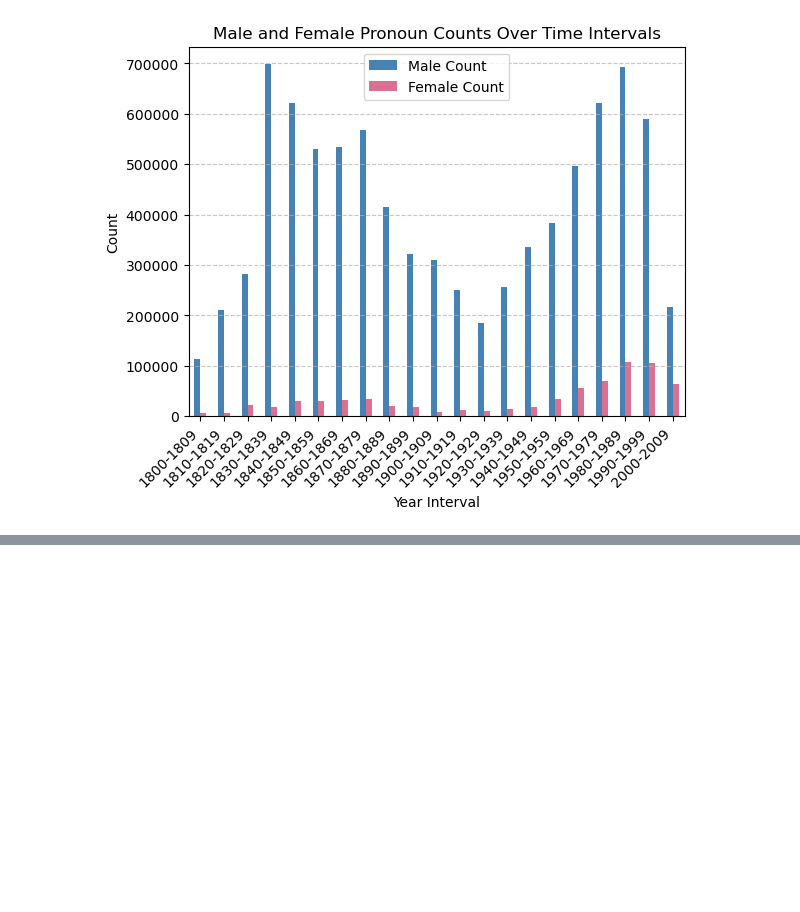
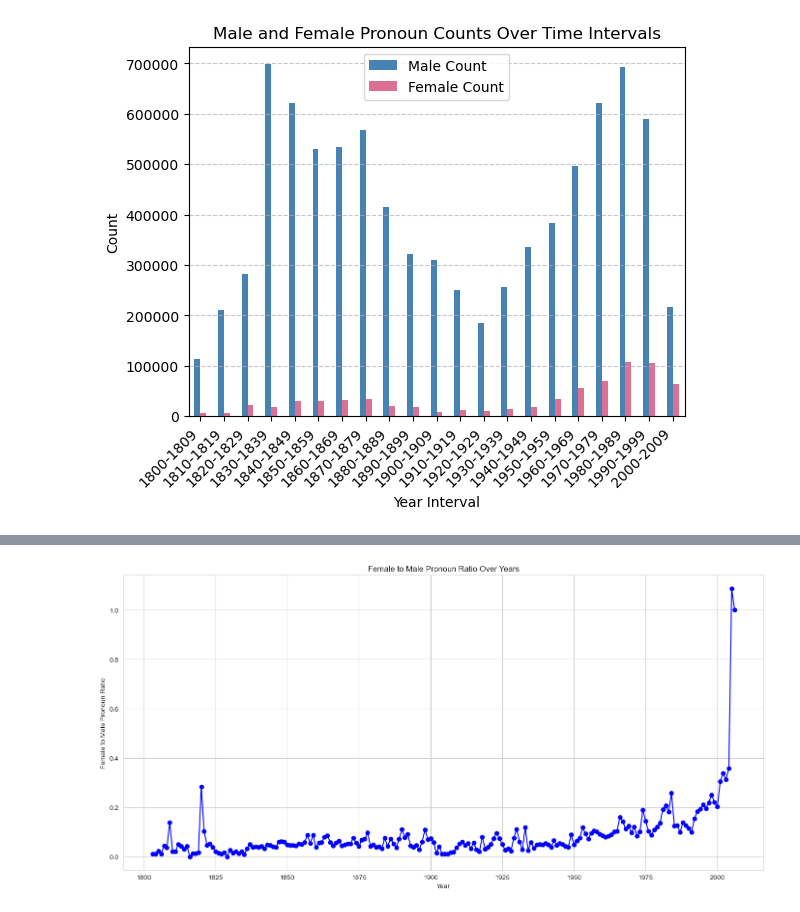
Before and after one commit to xssti/Analysis-of-gender-perception, a Jupyter notebook: ADS-2/Jupyter-Notebooks/Pronoun-count.ipynb, the cells around one changed output, grey strips where cells are left out. Cells and saved outputs as stored; diff of their text form; code cells hidden in the pictures; blank space fills up the shorter version.

```diff
--- a/ADS-2/Jupyter-Notebooks/Pronoun-count.ipynb
+++ b/ADS-2/Jupyter-Notebooks/Pronoun-count.ipynb
@@ -326,0 +378,14 @@ plt.show()
+# %%
+df['Female_to_Male_Ratio'] = df['Female_Pronoun_Count'] / df['Male_Pronoun_Count'].replace({0:1})  # To avoid division by zero
+# %%
+# Plotting the ratio
+plt.figure(figsize=(14, 7))
+plt.plot(df['Year'], df['Female_to_Male_Ratio'], marker='o', linestyle='-', color='blue')
+plt.title('Female to Male Pronoun Ratio Over Years')
+plt.xlabel('Year')
+plt.ylabel('Female to Male Pronoun Ratio')
+plt.grid(True)
+plt.tight_layout()
+plt.show()
+# %% [output]
+[figure, added]
```
Also changed, not shown: parts of 6 cells of this notebook.
